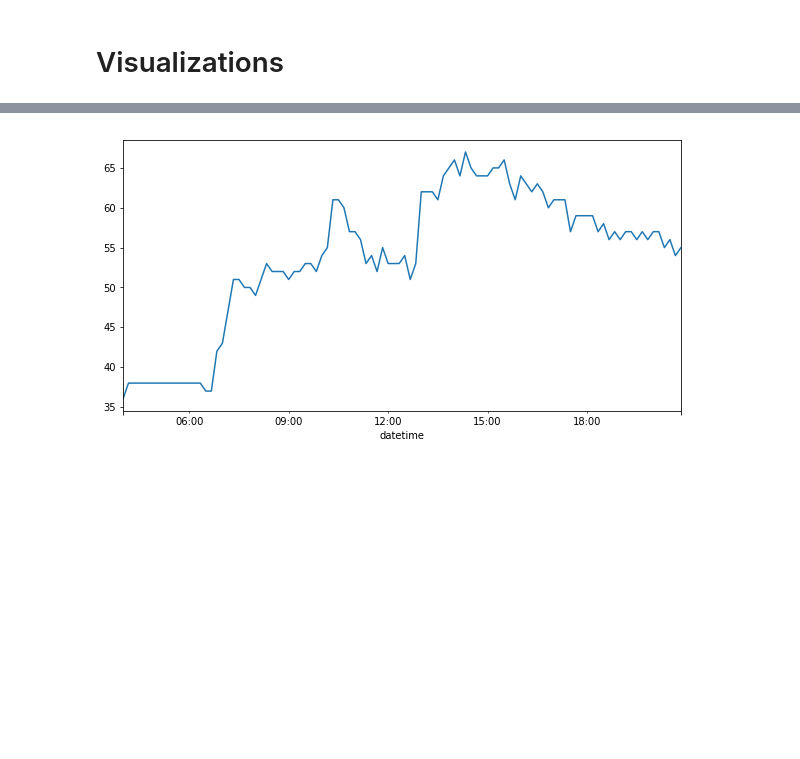
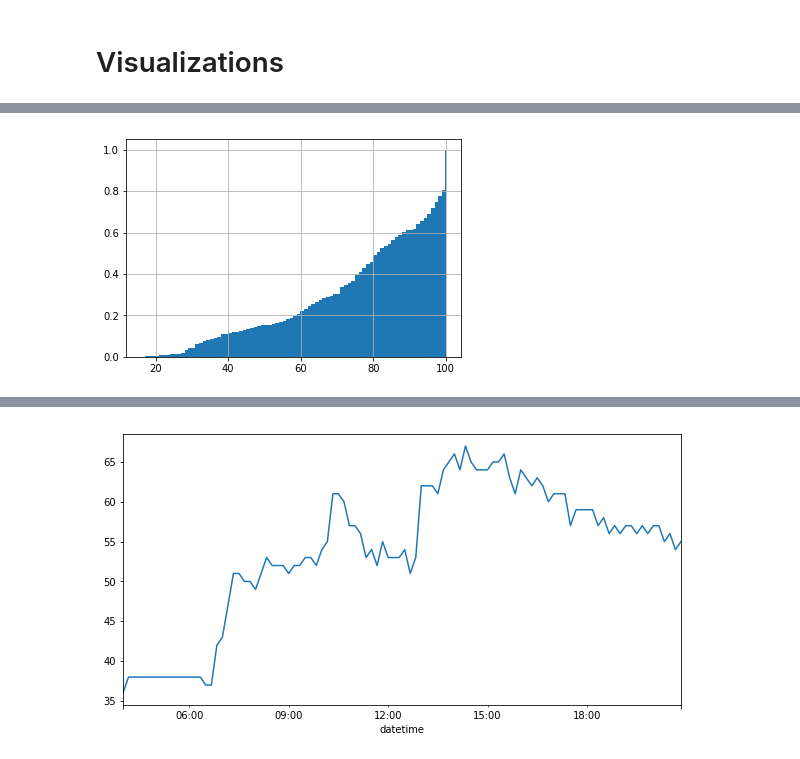
Before and after one commit to brandonapon/birdwatcher, a Jupyter notebook: src/trend_analysis/ride_time_trends.ipynb, the cells around one changed output, grey strips where cells are left out. Cells and saved outputs as stored; diff of their text form; code cells hidden in the pictures; blank space fills up the shorter version.

```diff
--- a/src/trend_analysis/ride_time_trends.ipynb
+++ b/src/trend_analysis/ride_time_trends.ipynb
@@ -100,0 +134,8 @@ bird_df['distance_traveled'] = pd.Series(dist_list)
+# %%
+# CDF of a given day's battery level
+day_df = df[df['date_string'] == '2019-02-08']
+bat_df = day_df['battery_level']
+bat_df.hist(cumulative=True, density=1, bins=1000)
+plt.show()
+# %% [output]
+[figure, added]
```
Also changed, not shown: parts of 10 cells of this notebook, 1 other file.
